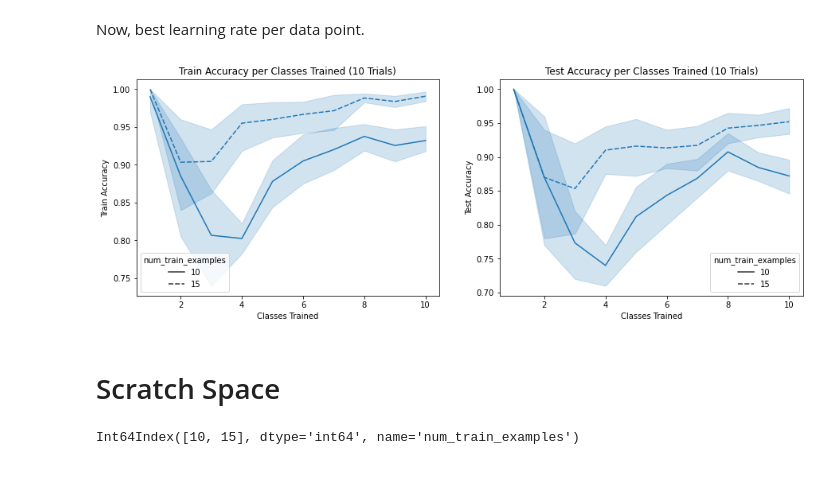
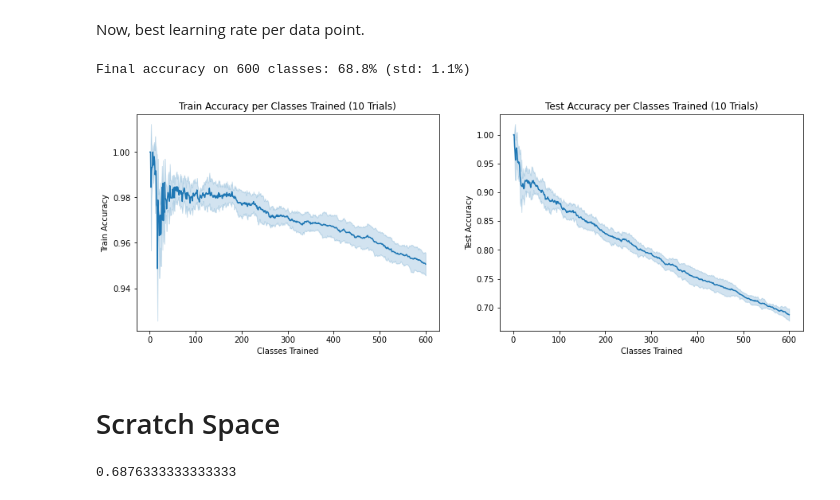
Before and after one commit to uvm-neurobotics-lab/higherANML, a Jupyter notebook: notebooks/anml-meta-test-eval.ipynb, the cells around one changed output. Cells and saved outputs as stored; diff of their text form; code cells hidden in the pictures.

Commit message:
Update evaluation notebook with improved plotting.

```diff
--- a/notebooks/anml-meta-test-eval.ipynb
+++ b/notebooks/anml-meta-test-eval.ipynb
@@ -22,7 +22,9 @@ import scipy
 # %% [markdown]
 # Load Data
 # %%
-map_data_folder = Path("../experiments/test-eval")
+%%time
+
+map_data_folder = Path("../experiments/default-training-test/eval")
 all_frames = [pd.read_pickle(f) for f in map_data_folder.glob("*.pkl")]
 all_data = pd.concat(all_frames)
 print(f"Loaded {len(all_frames)} dataframes for total size = {all_data.shape}")
@@ -58,30 +62,10 @@ classes_seen_perf[unseen_rows] = np.nan
 # %% [markdown]
 First, performance for each learning rate separately.
 # %%
+%%time
+
 # For each training configuration, get a series of average performance per classes trained.
 # First, we want to average over all classes to get overall performance numbers.
 groupby_labels = ["model", "dataset", "num_train_examples", "num_test_examples", "lr", "classes_trained", "trial"]
 over_all_classes = classes_seen_perf.groupby(groupby_labels).mean()
-
-# And finally we want to plot the result for each learning rate.
-def plot_traj_per_lr(df, metric_name, colname, ax=None):
-    # We want to make sure we are not accidentally aggregating across runs with different configs.
-    ensure_unique(df, ["model", "dataset", "num_test_examples"])
-    ax = sns.lineplot(
-        data=df,
-        x="classes_trained",
-        y=colname,
-        hue="lr",
-        style="num_train_examples",
-        palette="tab10",
-        ax=ax,
-    )
-    ntrials = df.index.get_level_values("trial").nunique()
-    ax.set_title(f"{metric_name} per Classes Trained ({ntrials} Trials)")
-    ax.set_xlabel("Classes Trained")
-    ax.set_ylabel(metric_name)
-
-fig, (ax1, ax2) = plt.subplots(1, 2, figsize=(15, 5))
-plot_traj_per_lr(over_all_classes, "Train Accuracy", "train_acc", ax=ax1)
-plot_traj_per_lr(over_all_classes, "Test Accuracy", "test_acc", ax=ax2)
 # %% [output]
@@ -115,29 +145,41 @@ best_trials_per_point = train_cfg_groups.apply(select_best_lr)
 # %%
 # Plot the results from the previous cell.
 def plot_traj_per_lr(df, metric_name, colname, ax=None):
     # We want to make sure we are not accidentally aggregating across runs with different configs.
     ensure_unique(df, ["model", "dataset", "num_test_examples"])
+    # Only add another level of nesting if needed.
+    style = None
+    if df.index.get_level_values("num_train_examples").nunique() > 1:
+        style = "num_train_examples"
     ax = sns.lineplot(
         data=df,
         x="classes_trained",
         y=colname,
-        style="num_train_examples",
-        #palette="tab10",
+        style=style,
+        ci="sd",  # Remove this to plot 95% CI instead. It will take a long time.
         ax=ax,
     )
     ntrials = df.index.get_level_values("trial").nunique()
     ax.set_title(f"{metric_name} per Classes Trained ({ntrials} Trials)")
     ax.set_xlabel("Classes Trained")
     ax.set_ylabel(metric_name)
 
 fig, (ax1, ax2) = plt.subplots(1, 2, figsize=(15, 5))
 plot_traj_per_lr(best_trials_per_point, "Train Accuracy", "train_acc", ax=ax1)
 plot_traj_per_lr(best_trials_per_point, "Test Accuracy", "test_acc", ax=ax2)
+
+classes_trained = best_trials_per_point.index.get_level_values("classes_trained")
+max_classes_test_acc = best_trials_per_point.loc[classes_trained == classes_trained.max(), "test_acc"]
+print(f"Final accuracy on {classes_trained.max()} classes: "
+      f"{max_classes_test_acc.mean():.1%} (std: {max_classes_test_acc.std():.1%})")
 # %% [output]
+Final accuracy on 600 classes: 68.8% (std: 1.1%)
-[figure, old version]
+[figure, new version]
 # %% [markdown]
 # Scratch Space
 # %%
-per_trial_trajs.index.get_level_values("num_train_examples").unique()
+classes_trained = best_trials_per_point.index.get_level_values("classes_trained")
+max_classes_rows = (classes_trained == classes_trained.max())
+best_trials_per_point.loc[max_classes_rows, "test_acc"].mean()
 # %% [output]
-Int64Index([10, 15], dtype='int64', name='num_train_examples')
+0.6876333333333333
```
Also changed, not shown: parts of 4 cells of this notebook, 1 other file.
